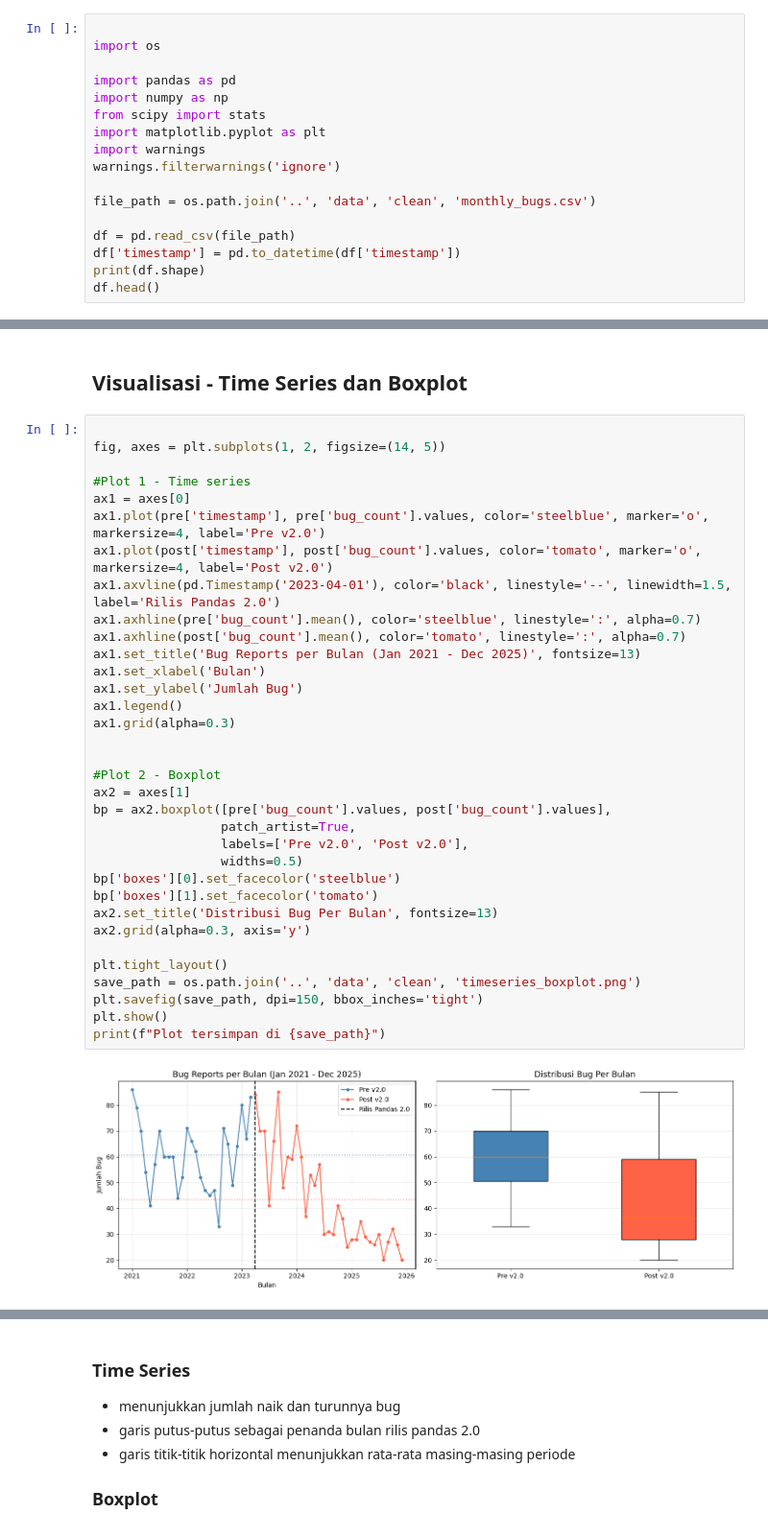
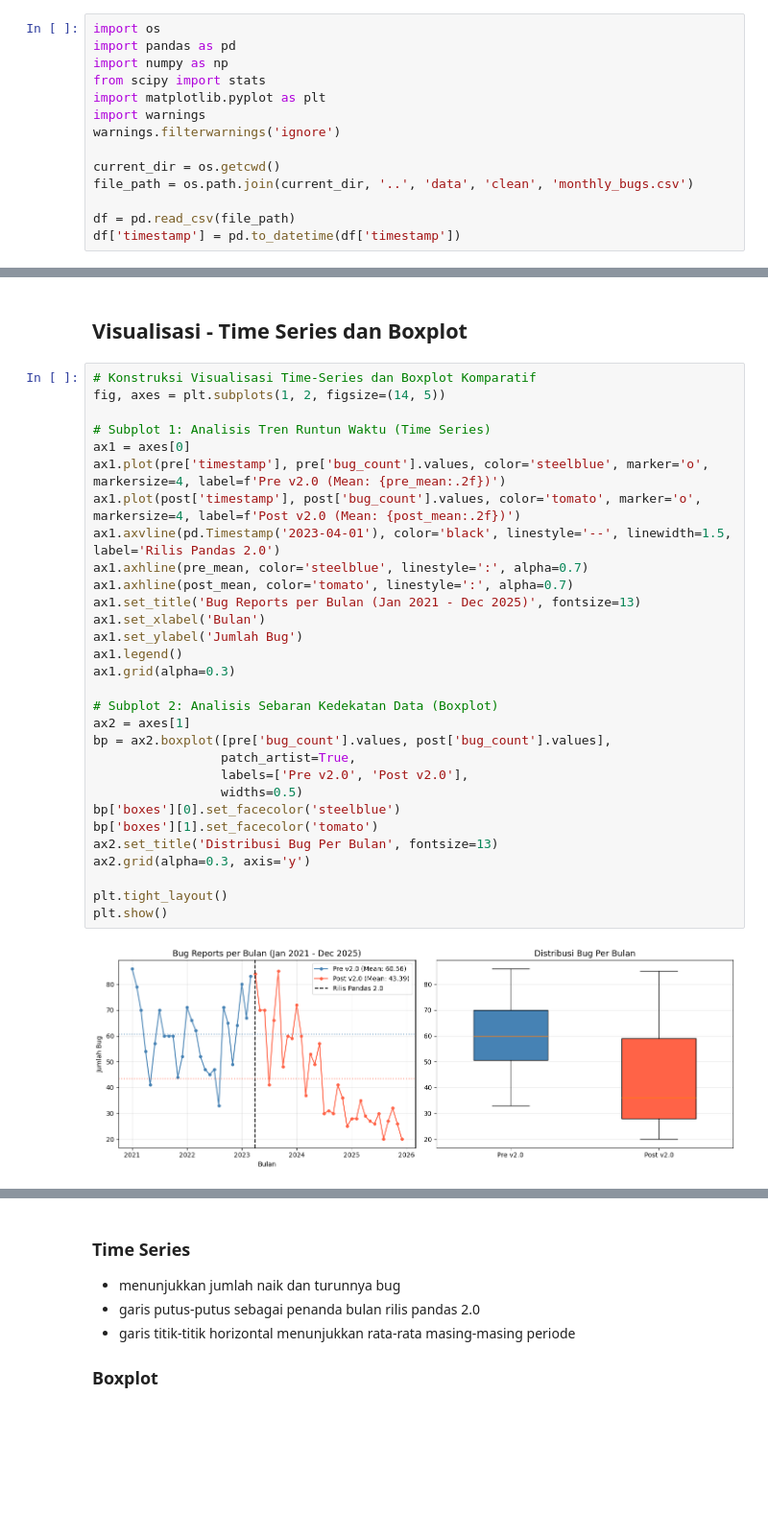
Before and after one commit to DRNCW/stat-audit-pandas-Tim7--sti-2025, a Jupyter notebook: Notebooks/04_hypothesis_testing.ipynb, the cells around one changed output, grey strips where cells are left out. Shown at 96% size. Cells and saved outputs as stored; diff of their text form; blank space fills up the shorter version.

```diff
--- a/Notebooks/04_hypothesis_testing.ipynb
+++ b/Notebooks/04_hypothesis_testing.ipynb
@@ -35,9 +35,7 @@
 # %% [markdown]
 ## Load Dataset
 # %%
-
 import os
-
 import pandas as pd
 import numpy as np
 from scipy import stats
@@ -45,9 +43,8 @@ import matplotlib.pyplot as plt
 import warnings
 warnings.filterwarnings('ignore')
 
-file_path = os.path.join('..', 'data', 'clean', 'monthly_bugs.csv')
+current_dir = os.getcwd()
+file_path = os.path.join(current_dir, '..', 'data', 'clean', 'monthly_bugs.csv')
 
 df = pd.read_csv(file_path)
 df['timestamp'] = pd.to_datetime(df['timestamp'])
-print(df.shape)
-df.head()
@@ -105,38 +82,34 @@ Rata-rata bug per bulan after: 43.39
 # %% [markdown]
 ## Visualisasi - Time Series dan Boxplot
 # %%
-
+# Konstruksi Visualisasi Time-Series dan Boxplot Komparatif
 fig, axes = plt.subplots(1, 2, figsize=(14, 5))
 
-#Plot 1 - Time series
+# Subplot 1: Analisis Tren Runtun Waktu (Time Series)
 ax1 = axes[0]
-ax1.plot(pre['timestamp'], pre['bug_count'].values, color='steelblue', marker='o', markersize=4, label='Pre v2.0')
-ax1.plot(post['timestamp'], post['bug_count'].values, color='tomato', marker='o', markersize=4, label='Post v2.0')
+ax1.plot(pre['timestamp'], pre['bug_count'].values, color='steelblue', marker='o', markersize=4, label=f'Pre v2.0 (Mean: {pre_mean:.2f})')
+ax1.plot(post['timestamp'], post['bug_count'].values, color='tomato', marker='o', markersize=4, label=f'Post v2.0 (Mean: {post_mean:.2f})')
 ax1.axvline(pd.Timestamp('2023-04-01'), color='black', linestyle='--', linewidth=1.5, label='Rilis Pandas 2.0')
-ax1.axhline(pre['bug_count'].mean(), color='steelblue', linestyle=':', alpha=0.7)
-ax1.axhline(post['bug_count'].mean(), color='tomato', linestyle=':', alpha=0.7)
+ax1.axhline(pre_mean, color='steelblue', linestyle=':', alpha=0.7)
+ax1.axhline(post_mean, color='tomato', linestyle=':', alpha=0.7)
 ax1.set_title('Bug Reports per Bulan (Jan 2021 - Dec 2025)', fontsize=13)
 ax1.set_xlabel('Bulan')
 ax1.set_ylabel('Jumlah Bug')
 ax1.legend()
 ax1.grid(alpha=0.3)
 
-
-#Plot 2 - Boxplot
+# Subplot 2: Analisis Sebaran Kedekatan Data (Boxplot)
 ax2 = axes[1]
 bp = ax2.boxplot([pre['bug_count'].values, post['bug_count'].values],
                  patch_artist=True,
                  labels=['Pre v2.0', 'Post v2.0'],
                  widths=0.5)
 bp['boxes'][0].set_facecolor('steelblue')
 bp['boxes'][1].set_facecolor('tomato')
 ax2.set_title('Distribusi Bug Per Bulan', fontsize=13)
 ax2.grid(alpha=0.3, axis='y')
 
 plt.tight_layout()
-save_path = os.path.join('..', 'data', 'clean', 'timeseries_boxplot.png')
-plt.savefig(save_path, dpi=150, bbox_inches='tight')
 plt.show()
-print(f"Plot tersimpan di {save_path}")
 # %% [output]
-[figure, old version]
+[figure, new version]
```
Also changed, not shown: parts of 6 cells of this notebook, 1 other file.
